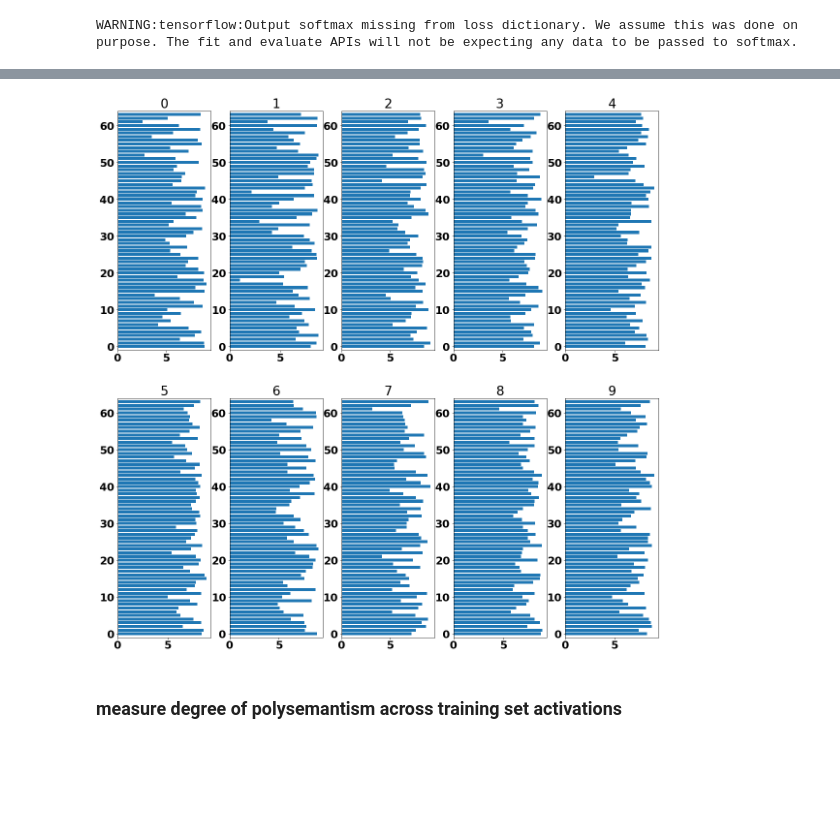
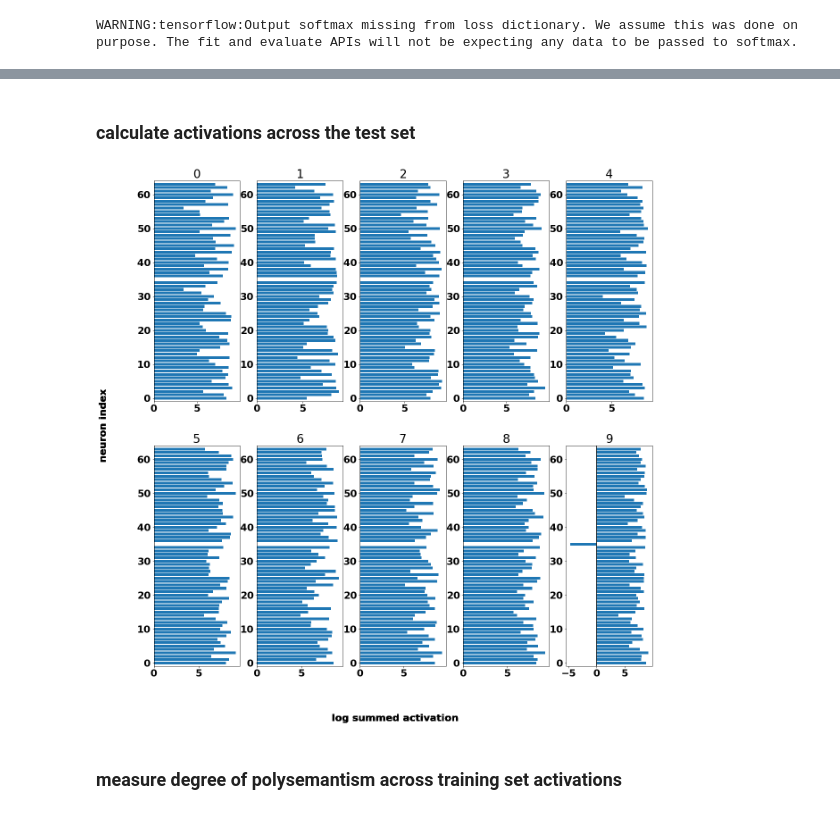
Before and after one commit to dr-darryl-wright/polysemantic-neurons, a Jupyter notebook: MNIST_baseline_all_classes.ipynb, the cells around one changed output, grey strips where cells are left out. Drawn from its saved outputs; the diff is of its cells as text; code cells hidden in the pictures; blank space fills up the shorter version.

```diff
--- a/MNIST_baseline_all_classes.ipynb
+++ b/MNIST_baseline_all_classes.ipynb
@@ -177,15 +195,2 @@ for j in tqdm(range(len(x_test_reshape))):
-# %%
-fig = plt.figure(figsize=(20,20))
-classes = list(activations_by_class_test.keys())
-classes.sort()
-for i,k in enumerate(classes):
-    y_pos = np.arange(len(activations_by_class_test[k]))
-    ax = fig.add_subplot(2, 5, i+1)
-    ax.set_title(k)
-    ax.barh(y_pos, np.log(np.squeeze(activations_by_class_test[k])), align='center')
-    ax.plot([0,0],[-1,len(np.squeeze(activations_by_class_test[k]))], 'k-')
-    ax.set_ylim(-1,len(np.squeeze(activations_by_class_test[k])))
-# %% [output]
-[figure, removed]
-# %% [markdown]
-### measure degree of polysemantism across training set activations
+# %% [markdown]
+### calculate activations across the test set
@@ -192,3 +205,20 @@ for i,k in enumerate(classes):
+# %%
+fig = plt.figure(figsize=(20,20))
+classes = list(activations_by_class_test.keys())
+classes.sort()
+for i,k in enumerate(classes):
+    y_pos = np.arange(len(activations_by_class_test[k]))
+    ax = fig.add_subplot(2, 5, i+1)
+    ax.set_title(k)
+    ax.barh(y_pos, np.log(np.squeeze(activations_by_class_test[k])), align='center')
+    ax.plot([0,0],[-1,len(np.squeeze(activations_by_class_test[k]))], 'k-')
+    ax.set_ylim(-1,len(np.squeeze(activations_by_class_test[k])))
+    fig.text(0.5, 0.04, 'log summed activation', ha='center')
+    fig.text(0.04, 0.5, 'neuron index', va='center', rotation='vertical')
+# %% [output]
+[figure, added]
+# %% [markdown]
+### measure degree of polysemantism across training set activations
 # %%
 sum = 0
 for c in list(itertools.combinations(range(10), 2)):
```
Also changed, not shown: parts of 27 cells of this notebook, 1 other file.
